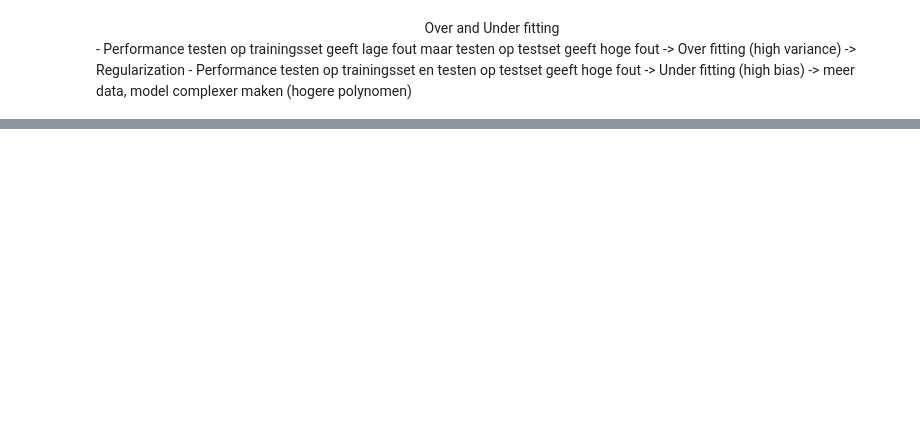
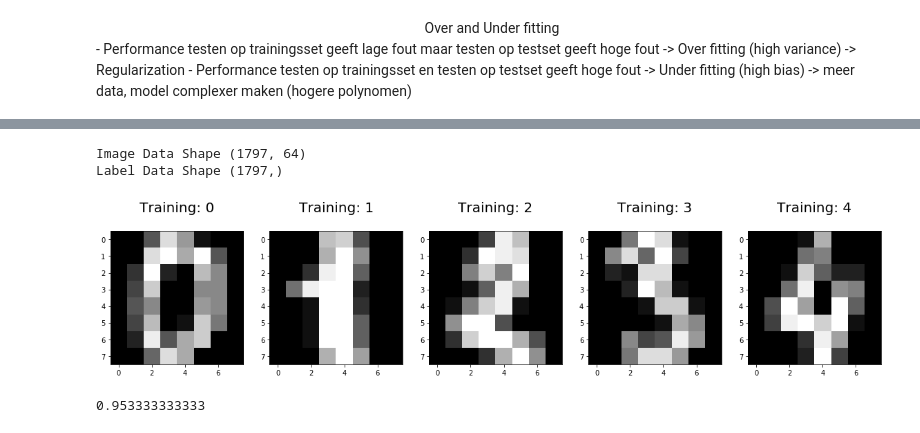
Before and after one commit to johankleuskens/Presentatie-ML-ANN-DL, a Jupyter notebook: ML-ANN-DL.ipynb, the cells around one changed output, grey strips where cells are left out. Drawn from its saved outputs; the diff is of its cells as text; code cells hidden in the pictures; blank space fills up the shorter version.

```diff
--- a/ML-ANN-DL.ipynb
+++ b/ML-ANN-DL.ipynb
@@ -202,3 +193,39 @@ SyntaxError: invalid syntax (<ipython-input-5-aeb823dc06d9>, line 1)
+# %%
+
+
+from sklearn.datasets import load_digits
+digits = load_digits()
+
+# Print to show there are 1797 images (8 by 8 images for a dimensionality of 64)
+#print(“Image Data Shape” , digits.data.shape)
+print("Image Data Shape", digits.data.shape)
+
+# Print to show there are 1797 labels (integers from 0–9)
+print("Label Data Shape", digits.target.shape)
+
+plt.figure(figsize=(20,4))
+for index, (image, label) in enumerate(zip(digits.data[0:5], digits.target[0:5])):
+    plt.subplot(1, 5, index + 1)
+    plt.imshow(np.reshape(image, (8,8)), cmap=plt.cm.gray)
+    plt.title('Training: %i\n' % label, fontsize = 20)
+
+from sklearn.model_selection import train_test_split
+x_train, x_test, y_train, y_test = train_test_split(digits.data, digits.target, test_size=0.25, random_state=0)
+# %% [output]
+Image Data Shape (1797, 64)
+Label Data Shape (1797,)
+[figure, added]
+# %%
+from sklearn.linear_model import LogisticRegression
+# all parameters not specified are set to their defaults
+logisticRegr = LogisticRegression()
+logisticRegr.fit(x_train, y_train)
+#predictions = logisticRegr.predict(x_test)
+# Use score method to get accuracy of model
+score = logisticRegr.score(x_test, y_test)
+print(score)
+# %% [output]
+0.953333333333
 # %%
 from IPython.display import HTML
 
```
Also changed, not shown: parts of 12 cells of this notebook.
